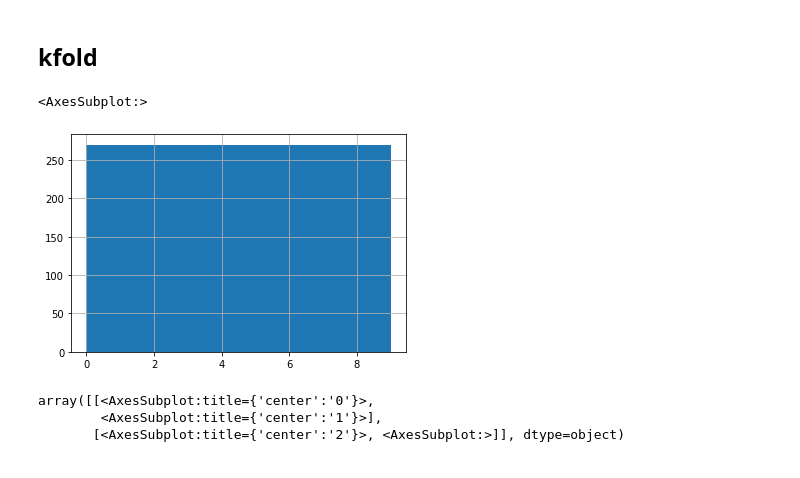
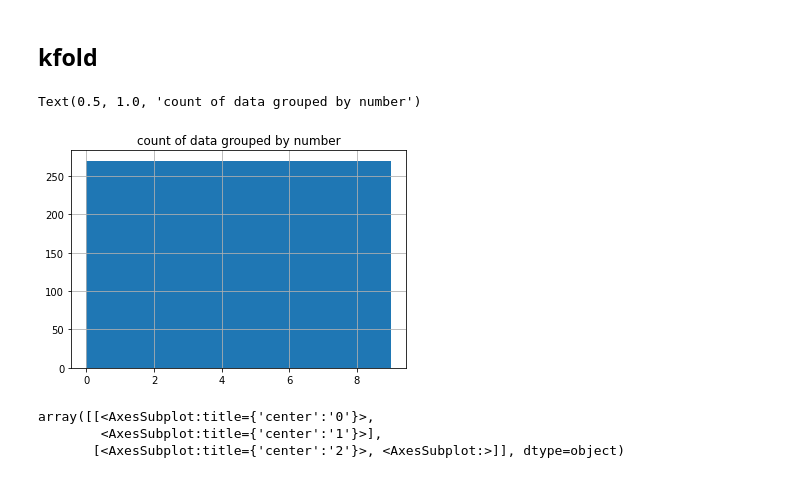
Before and after one commit to shin04/B4Lecture-2021, a Jupyter notebook: ex_9/kajiwara/notebooks/EDA.ipynb, the cells around one changed output. Saved outputs shown, nothing was run; the diff lists cells and outputs as text; code cells hidden in the pictures.

```diff
--- a/ex_9/kajiwara/notebooks/EDA.ipynb
+++ b/ex_9/kajiwara/notebooks/EDA.ipynb
@@ -229,9 +229,10 @@ def feature_extraction(path_list):
 ## kfold
 # %%
 meta['label'].hist()
+plt.title('count of data grouped by number')
 # %% [output]
-<AxesSubplot:>
+Text(0.5, 1.0, 'count of data grouped by number')
-[figure, old version]
+[figure, new version]
 # %%
 def plot_cv_indices(cv, X, y, ax, n_splits, lw=10):
     """Create a sample plot for indices of a cross-validation object."""
```
Also changed, not shown: 7 other files.
